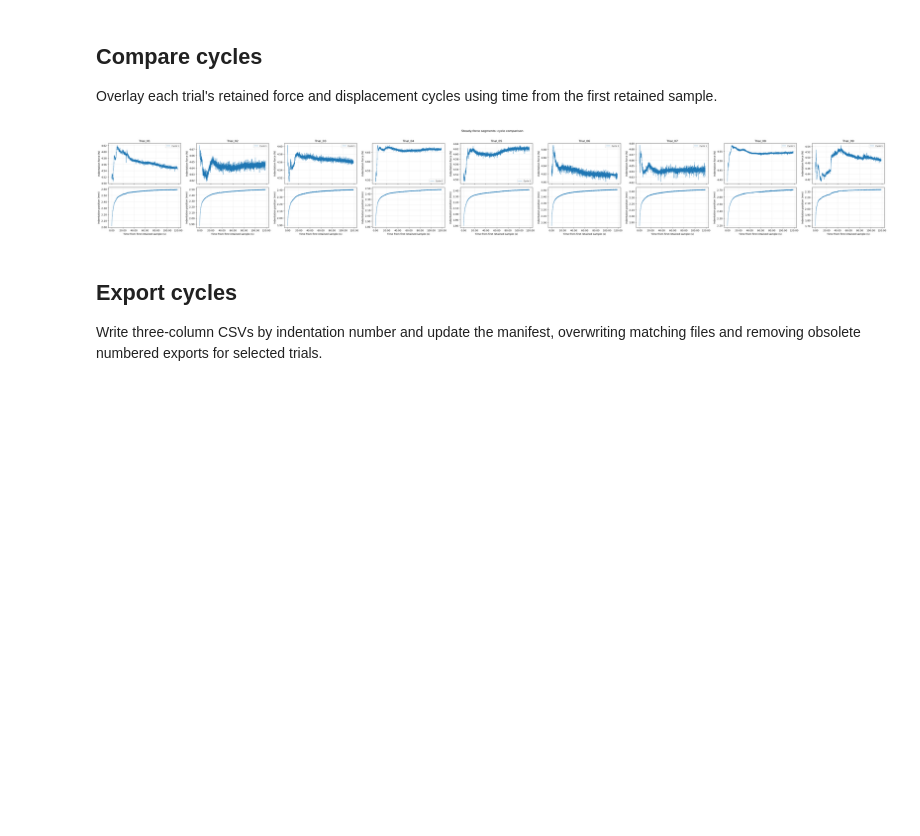
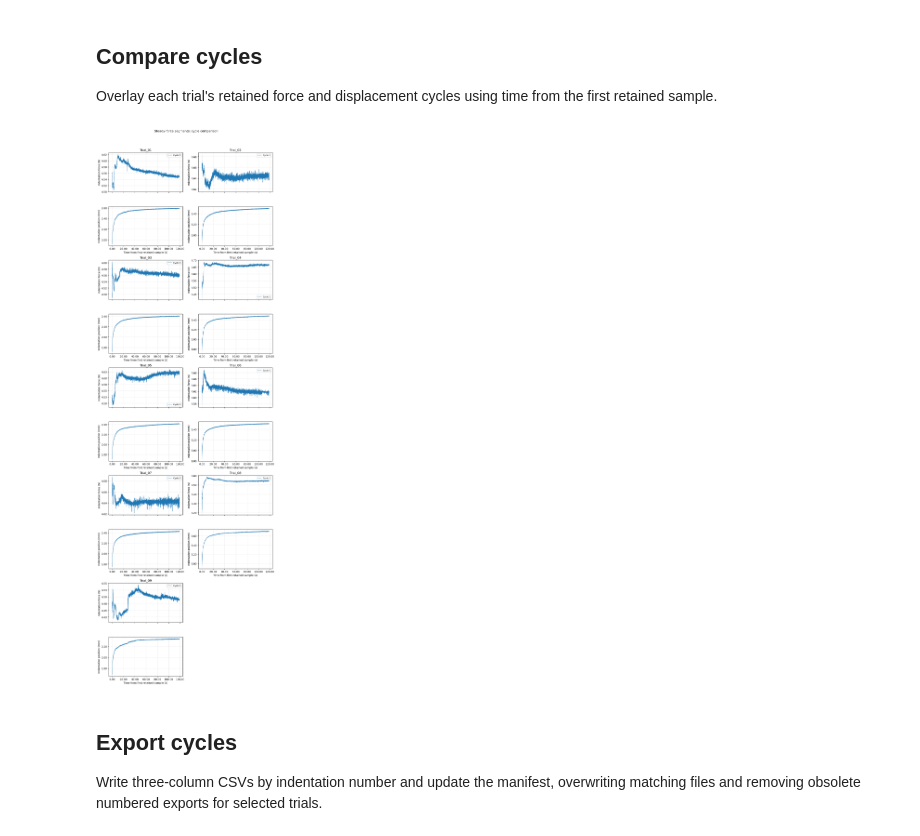
Before and after one commit to Cuberkk/Tonometry_Control_Code, a Jupyter notebook: data_process/utils/Clindent_data_preprocess.ipynb, the cells around one changed output. Saved outputs shown, nothing was run; the diff lists cells and outputs as text; code cells hidden in the pictures; blank space fills up the shorter version.

```diff
--- a/data_process/utils/Clindent_data_preprocess.ipynb
+++ b/data_process/utils/Clindent_data_preprocess.ipynb
@@ -77,7 +77,7 @@ FORCE_STEADY_STATE_SETTINGS = dict(  # Automatic steady-force boundary detection
     release_guard_s=0.25,  # Seconds trimmed before cycle release.
     min_force_n=0.2,  # Minimum holding force in newtons.
 )
-STEADY_START_TIME_S = None  # Seconds from cycle onset; None: automatic start plus offset.
+STEADY_START_TIME_S = 0.5  # Seconds from cycle onset; None: automatic start plus offset.
 STEADY_START_OFFSET_S = 0.0  # Auto-start shift in seconds; positive delays; ignored with manual start.
 STEADY_END_OFFSET_S = 0.0  # End shift in seconds; positive delays; steady mode only.
 MIN_ANGLE_FORCE_N = 0.2  # Minimum resultant force for valid deviation angles.
@@ -486,7 +506,8 @@ for result in processed:
     axes[0].scatter(lvdt.loc[spike, 'time_s'], lvdt.loc[spike, 'displacement_before_despike_mm'],
                     color='tab:red', s=7, alpha=0.6, label='Repaired native spikes', zorder=3)
     axes[1].plot(sync.time_s, sync.force_n, color='tab:orange', lw=0.8, label='Low-pass filtered force' if ENABLE_FORCE_LOWPASS else 'Synchronized force')
-    # axes[1].set_xlim(.0, 1.0)
+    axes[0].set_xlim(-1.0, STEADY_START_TIME_S + 1.0 if STEADY_START_TIME_S is not None else np.max(sync.time_s))
+    axes[1].set_xlim(-1.0, STEADY_START_TIME_S + 1.0 if STEADY_START_TIME_S is not None else np.max(sync.time_s))
     for event in cycles.itertuples():
         color = plt.get_cmap('tab10')((event.cycle - 1) % 10)
         for axis in axes:
@@ -496,7 +517,7 @@ for result in processed:
             axis.axvline(event.release_s, color=color, ls='--', lw=1)
         axes[0].text((event.export_start_s + event.export_end_s) / 2, 0.96,
                      f'Cycle {event.cycle}', transform=axes[0].get_xaxis_transform(),
-                     ha='center', va='top')
+                     ha='center', va='top', clip_on=True)
     axes[0].set(title=f"{result['label']}: retained {segment_label} intervals",
                  ylabel='Indentation position (mm)')
     axes[1].set(xlabel='Time from first displacement onset (s)', ylabel='Indentation force (N)')
@@ -520,20 +541,29 @@ Overlay each trial's retained force and displacement cycles using time from the
 # %%
 for output_dir in OUTPUT_DIRS:
     sample_processed = [result for result in processed if result['output_dir'] == output_dir]
-    fig, axes = plt.subplots(2, len(sample_processed), figsize=(5 * len(sample_processed), 6),
-                             sharex='col', squeeze=False)
-    for column, result in enumerate(sample_processed):
+    columns = min(2, len(sample_processed))
+    rows = (len(sample_processed) + columns - 1) // columns
+    fig, axes = plt.subplots(2 * rows, columns, figsize=(5 * columns, 6 * rows),
+                             squeeze=False)
+    for index, result in enumerate(sample_processed):
+        row, column = divmod(index, columns)
+        force_ax, position_ax = axes[2 * row:2 * row + 2, column]
+        position_ax.sharex(force_ax)
+        force_ax.tick_params(labelbottom=False)
         for cycle_number, frame in result['extracted']:
             time = frame[OUTPUT_COLUMNS[0]]
-            line, = axes[0, column].plot(time, frame[OUTPUT_COLUMNS[2]], lw=0.8, label=f'Cycle {cycle_number}')
-            axes[1, column].plot(time, frame[OUTPUT_COLUMNS[1]], lw=0.9, color=line.get_color())
-        axes[0, column].set(title=result['label'], ylabel='Indentation force (N)')
-        axes[1, column].set(xlabel='Time from first retained sample (s)', ylabel='Indentation position (mm)')
-        axes[0, column].legend(fontsize=8)
+            line, = force_ax.plot(time, frame[OUTPUT_COLUMNS[2]], lw=0.8, label=f'Cycle {cycle_number}')
+            position_ax.plot(time, frame[OUTPUT_COLUMNS[1]], lw=0.9, color=line.get_color())
+        force_ax.set(title=result['label'], ylabel='Indentation force (N)')
+        position_ax.set(xlabel='Time from first retained sample (s)', ylabel='Indentation position (mm)')
+        force_ax.legend(fontsize=8)
+    if len(sample_processed) % columns:
+        for axis in axes[-2:, -1]:
+            axis.set_visible(False)
     fig.suptitle(f'{segment_label.capitalize()} segments: cycle comparison', y=1.02)
     show_figure(fig, 'all_cycle_overlays.png', output_dir)
 # %% [output]
-[figure, old version]
+[figure, new version]
 # %% [markdown]
 ## Export cycles
 
```
Also changed, not shown: parts of 7 cells of this notebook, 19 other files.
